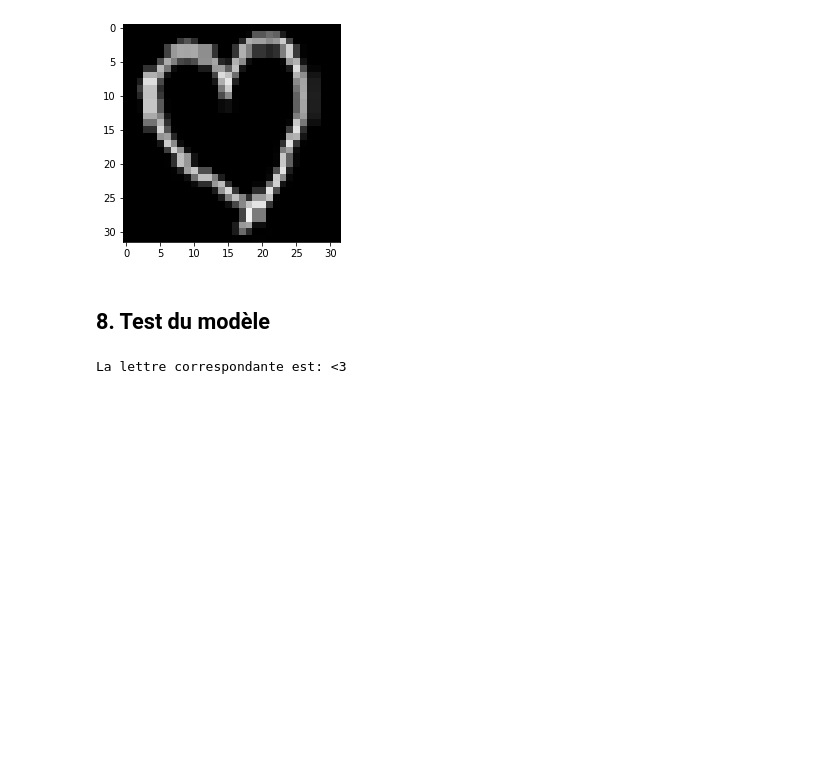
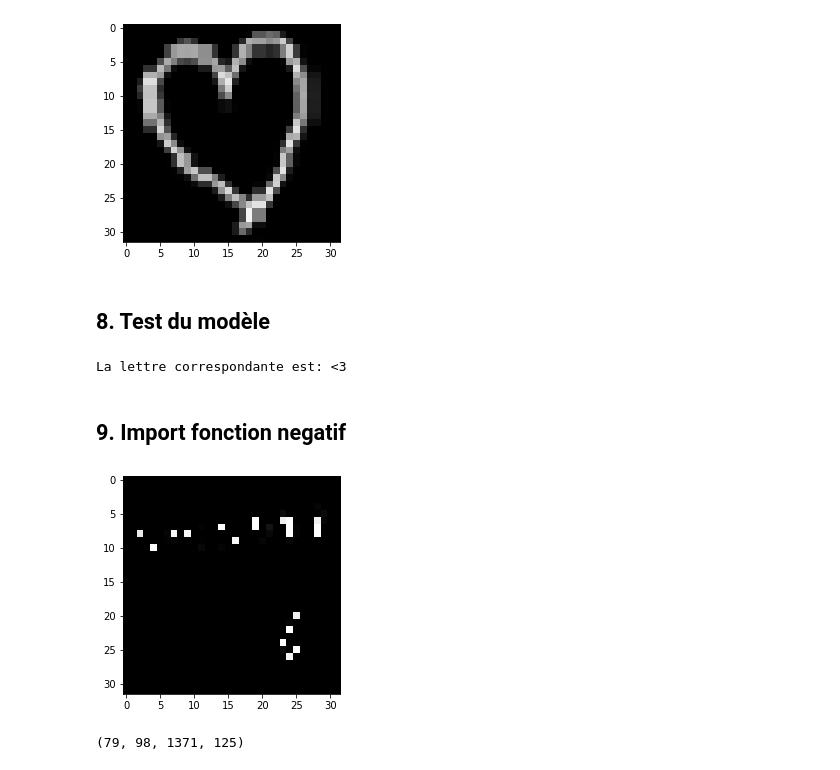
Before and after one commit to Twizzle1997/nuage-compta, a Jupyter notebook: thomas_main.ipynb, the cells around one changed output. Cells and saved outputs as stored; diff of their text form; code cells hidden in the pictures; blank space fills up the shorter version.

Commit message:
select roi

```diff
--- a/thomas_main.ipynb
+++ b/thomas_main.ipynb
@@ -215,0 +214,2 @@ La lettre correspondante est: <3
+# %% [markdown]
+## 9. Import fonction negatif
@@ -215,0 +218,8 @@ La lettre correspondante est: <3
+# %%
+choix2 = r"assets/imagedentrainement_sortie.jpeg"
+test_image2 = image.load_img(choix2, target_size = (32,32))
+plt.imshow(test_image2)
+test_image2 = image.img_to_array(test_image2)
+test_image2 = np.expand_dims(test_image2, axis = 0)
+# %% [output]
+[figure, added]
@@ -215,0 +235,5 @@ La lettre correspondante est: <3
+# %%
+#print rectangle points of selected roi
+print(roi)
+# %% [output]
+(79, 98, 1371, 125)
```
Also changed, not shown: parts of 11 cells of this notebook, 2 other files.
